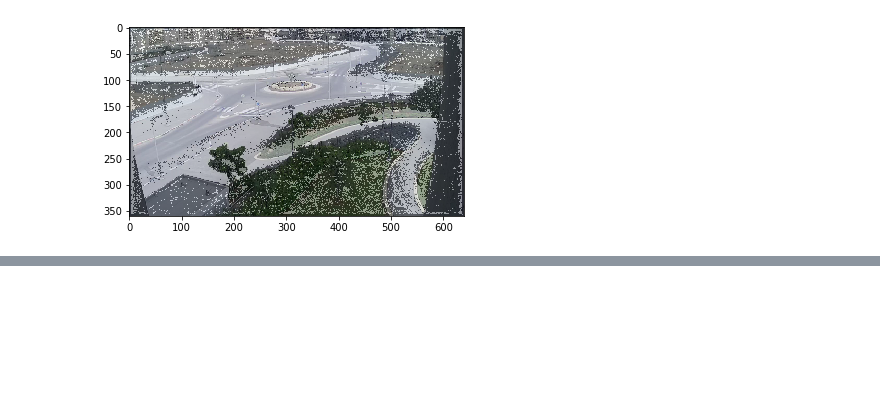
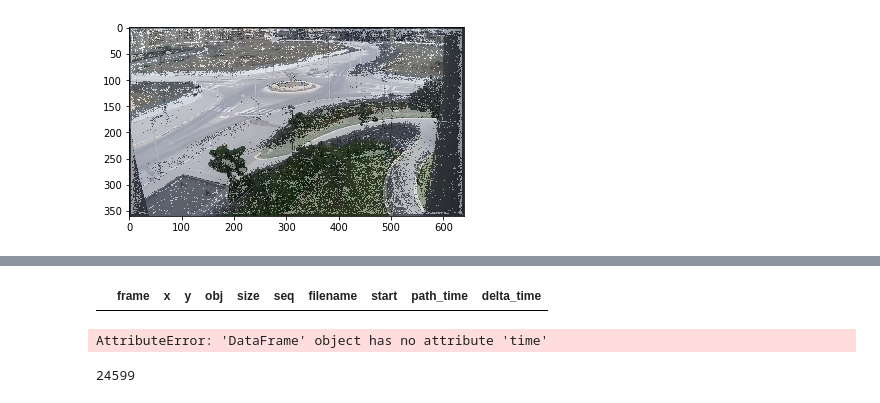
Before and after one commit to wall-et/analyze-paths, a Jupyter notebook: demo_basic.ipynb, the cells around one changed output, grey strips where cells are left out. Drawn from its saved outputs; the diff is of its cells as text; code cells hidden in the pictures; blank space fills up the shorter version.

```diff
--- a/demo_basic.ipynb
+++ b/demo_basic.ipynb
@@ -98,0 +192,18 @@ imshow(matrix,alpha=0.4)
+# %%
+filen = "14-16\20170817132415_100.h264.txt"
+obj = 3
+o = f[(f.filename == filen) & (f.obj == 17)]
+o.head()
+# %% [output]
+|  | frame | x | y | obj | size | seq | filename | start | path_time | delta_time |
+# %%
+# dt1 = pd.to_datetime("2017-08-17 01:27:09")
+f[f.time.dt.hour == 1]
+# %% [output]
+AttributeError: 'DataFrame' object has no attribute 'time'
+# %%
+objs = f.groupby(["filename",'obj']).agg({'path_time': {'min' ,'max'}})
+objs.head(10)
+len(objs)
+# %% [output]
+24599
```
Also changed, not shown: parts of 11 cells of this notebook, 3 other files.
